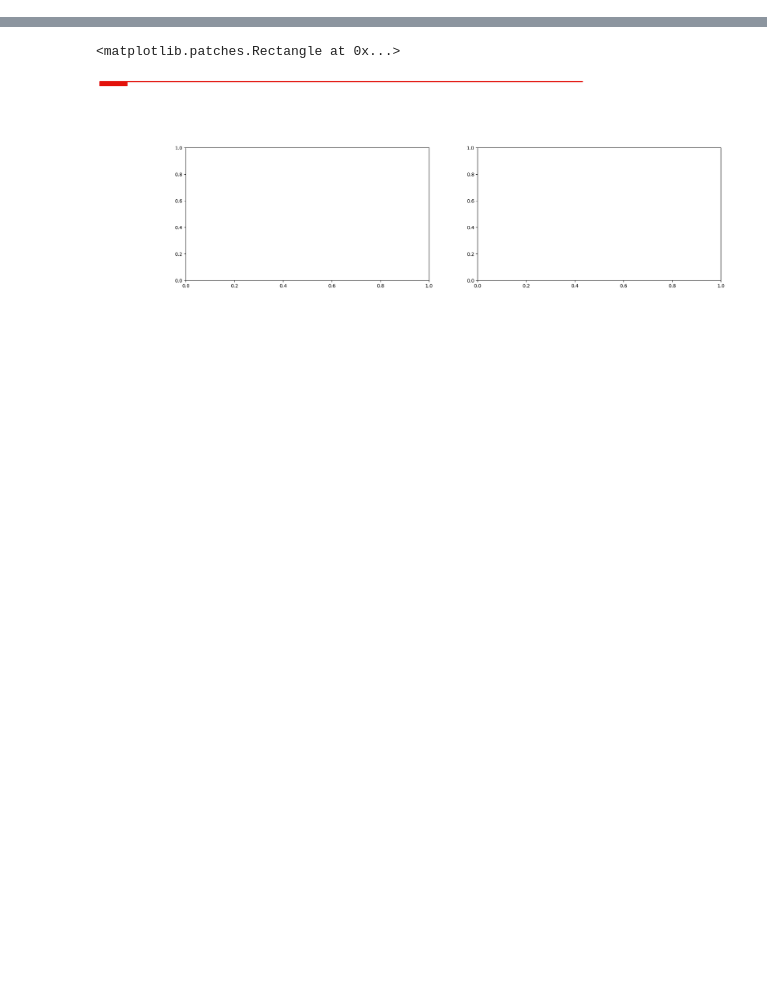
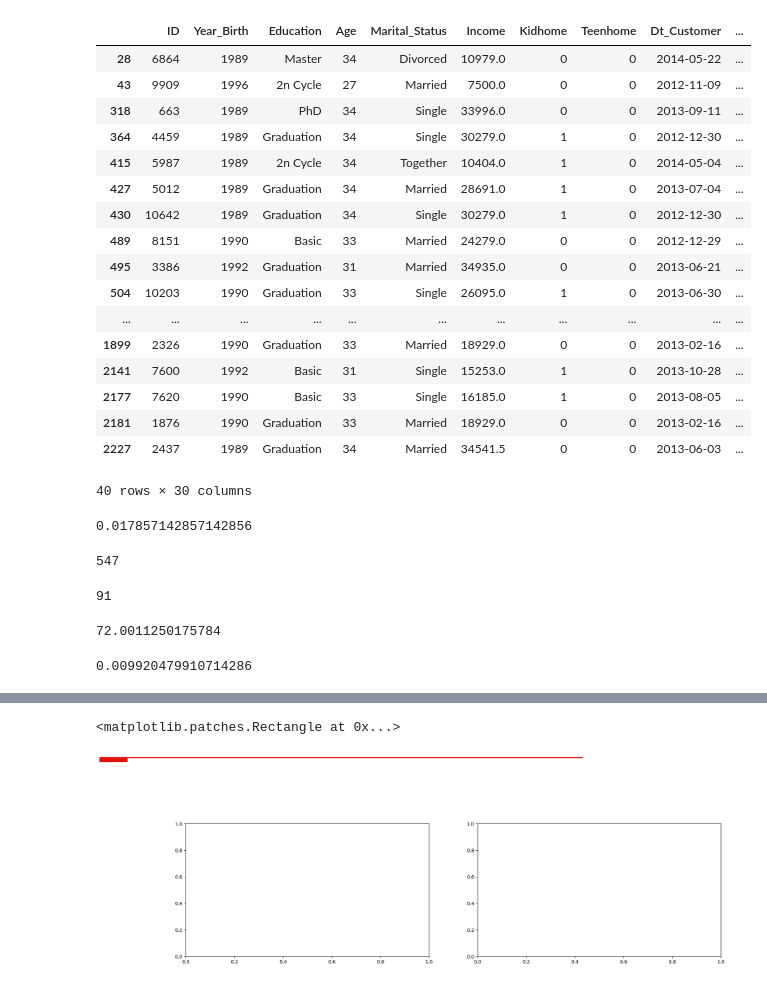
Before and after one commit to fdkurnianto/CapstoneProject2, a Jupyter notebook: notebooks/DataAnalytics.ipynb, the cells around one changed output, grey strips where cells are left out. Cells and saved outputs as stored; diff of their text form; code cells hidden in the pictures; blank space fills up the shorter version.

```diff
--- a/notebooks/DataAnalytics.ipynb
+++ b/notebooks/DataAnalytics.ipynb
@@ -69,0 +112,51 @@ table
+# %%
+df.loc[(df.discretizatingIncome == '$0 - $34948.5') & (df.discretizatingAge == 'Among young')]
+# %% [output]
+|  | ID | Year_Birth | Education | Age | Marital_Status | Income | Kidhome | Teenhome | Dt_Customer | ... |
+| 28 | 6864 | 1989 | Master | 34 | Divorced | 10979.0 | 0 | 0 | 2014-05-22 | ... |
+| 43 | 9909 | 1996 | 2n Cycle | 27 | Married | 7500.0 | 0 | 0 | 2012-11-09 | ... |
+| 318 | 663 | 1989 | PhD | 34 | Single | 33996.0 | 0 | 0 | 2013-09-11 | ... |
+| 364 | 4459 | 1989 | Graduation | 34 | Single | 30279.0 | 1 | 0 | 2012-12-30 | ... |
+| 415 | 5987 | 1989 | 2n Cycle | 34 | Together | 10404.0 | 1 | 0 | 2014-05-04 | ... |
+| 427 | 5012 | 1989 | Graduation | 34 | Married | 28691.0 | 1 | 0 | 2013-07-04 | ... |
+| 430 | 10642 | 1989 | Graduation | 34 | Single | 30279.0 | 1 | 0 | 2012-12-30 | ... |
+| 489 | 8151 | 1990 | Basic | 33 | Married | 24279.0 | 0 | 0 | 2012-12-29 | ... |
+| 495 | 3386 | 1992 | Graduation | 31 | Married | 34935.0 | 0 | 0 | 2013-06-21 | ... |
+| 504 | 10203 | 1990 | Graduation | 33 | Single | 26095.0 | 1 | 0 | 2013-06-30 | ... |
+| ... | ... | ... | ... | ... | ... | ... | ... | ... | ... | ... |
+| 1899 | 2326 | 1990 | Graduation | 33 | Married | 18929.0 | 0 | 0 | 2013-02-16 | ... |
+| 2141 | 7600 | 1992 | Basic | 31 | Single | 15253.0 | 1 | 0 | 2013-10-28 | ... |
+| 2177 | 7620 | 1990 | Basic | 33 | Single | 16185.0 | 1 | 0 | 2013-08-05 | ... |
+| 2181 | 1876 | 1990 | Graduation | 33 | Married | 18929.0 | 0 | 0 | 2013-02-16 | ... |
+| 2227 | 2437 | 1989 | Graduation | 34 | Married | 34541.5 | 0 | 0 | 2013-06-03 | ... |
+40 rows × 30 columns
+# %%
+40/2240
+# %% [output]
+0.017857142857142856
+# %%
+y = a['$0 - $34948.5'].values.sum()
+y
+# %% [output]
+547
+# %%
+a.loc['Among young'].values.sum()
+# %% [output]
+91
+# %%
+probx = (40/a.loc['Among young'].values.sum())*(40/a['$0 - $34948.5'].values.sum())
+probx*2240
+# %% [output]
+72.0011250175784
+# %%
+Pa = (a.loc['Among young'].values.sum()/len(df))
+Pb = (a['$0 - $34948.5'].values.sum()/len(df))
+# peluang Among young berpenghasilan 0-34948.5
+prob1 = Pa*(Pb*Pa/Pa)
+prob1
+
+# peluang Among young berpenghasilan $34948.5 - $67793.5
+# prob2 = (a.loc['Among young'].values.sum()/len(df))*(a['$0 - $34948.5'].values.sum()/len(df))
+# prob2
+# %% [output]
+0.009920479910714286
```
Also changed, not shown: parts of 8 cells of this notebook.
